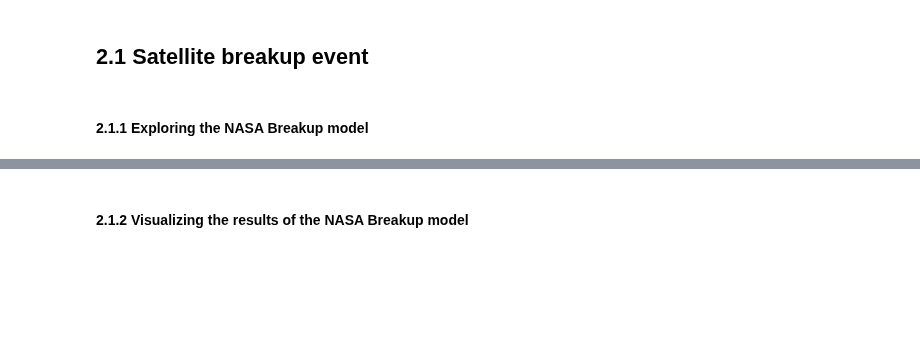
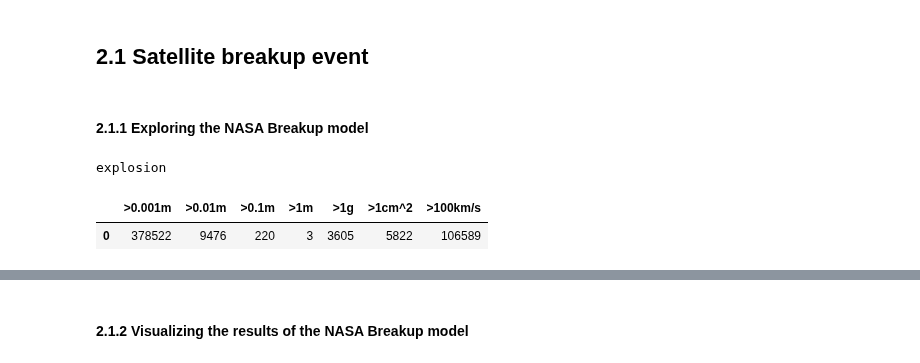
Before and after one commit to ReeceHumphreys/ODAP, a Jupyter notebook: Kessler.ipynb, the cells around one changed output, grey strips where cells are left out. Drawn from its saved outputs; the diff is of its cells as text; code cells hidden in the pictures; blank space fills up the shorter version.

Commit message:
Optimized Fragmentation implementation and merged in some code cleanup

```diff
--- a/Kessler.ipynb
+++ b/Kessler.ipynb
@@ -93,5 +92,63 @@ satellite
 ## 2.1 Satellite breakup event
 # %% [markdown]
 #### 2.1.1 Exploring the NASA Breakup model
+# %%
+#
+# Explosion:
+#
+# Simulating an explosion of a 1000 kg rocket body. Note that since the object is
+# exploding there is no projectile thus `m_projectile` is 0 and `v_impact` is 0.
+
+reload(gd)
+
+m_target        = 1000      # [kg]
+m_projectile    = 0         # [kg]
+v_impact        = 0         # []
+is_catastrophic = True
+is_explosion    = True
+object_type     = debris_category.rb
+
+# `L_c` [m], `areas` [m^2], `masses` [kg], `AM` []
+L_c, areas, masses, AM = gd.fragmentation(m_target,
+                                          m_projectile,
+                                          v_impact,
+                                          is_catastrophic,
+                                          object_type,
+                                          is_explosion)
+
+# Constructing bins from 1e-3 [m] to 1 [m] and populating histogram
+# with generated characteristic length data
+bins = [1e-3, 1e-2, 1e-1, 1, np.inf]
+h,b = np.histogram(L_c, bins=bins)
+ch = [ { f'>{bins[i]}m':np.sum(h[i:]) for i in range(len(h))}]
+df = pd.DataFrame(ch)
+
+# Constructing bins from 1e3 [g] to inf [g] and populating histogram
+# with generated mass data
+bins = [1, np.inf]
+h,b = np.histogram(masses*1e3, bins=bins) # grams
+ch = [ { f'>{bins[i]}g':np.sum(h[i:]) for i in range(len(h))}]
+df2 = pd.DataFrame(ch)
+
+# Constructing bins from 1e4 [cm^2] to inf [cm^2] and populating histogram
+# with generated mass data
+h,b = np.histogram(areas*1e4, bins=bins) # cm^2
+ch = [ { f'>{bins[i]}cm^2':np.sum(h[i:]) for i in range(len(h))}]
+df3 = pd.DataFrame(ch)
+
+# # # VELOCITY DATA (A bit janky currently, always need to specify v_c event for explosions)
+deltaV = 10**np.array(gd.distribution_deltaV(AM, 5, True)) # [m·s^-1]
+bins = [100, np.inf]
+h,b = np.histogram(deltaV, bins=bins)
+ch = [ { f'>{bins[i]}km/s':np.sum(h[i:]) for i in range(len(h))}]
+df4 = pd.DataFrame(ch)
+
+# Showing Distribution results for explosion event
+results = pd.concat([df, df2, df3, df4], axis=1)
+results
+# %% [output]
+explosion
+|  | >0.001m | >0.01m | >0.1m | >1m | >1g | >1cm^2 | >100km/s |
+| 0 | 378522 | 9476 | 220 | 3 | 3605 | 5822 | 106589 |
 # %%
 #
```
Also changed, not shown: parts of 5 cells of this notebook, 2 other files.
